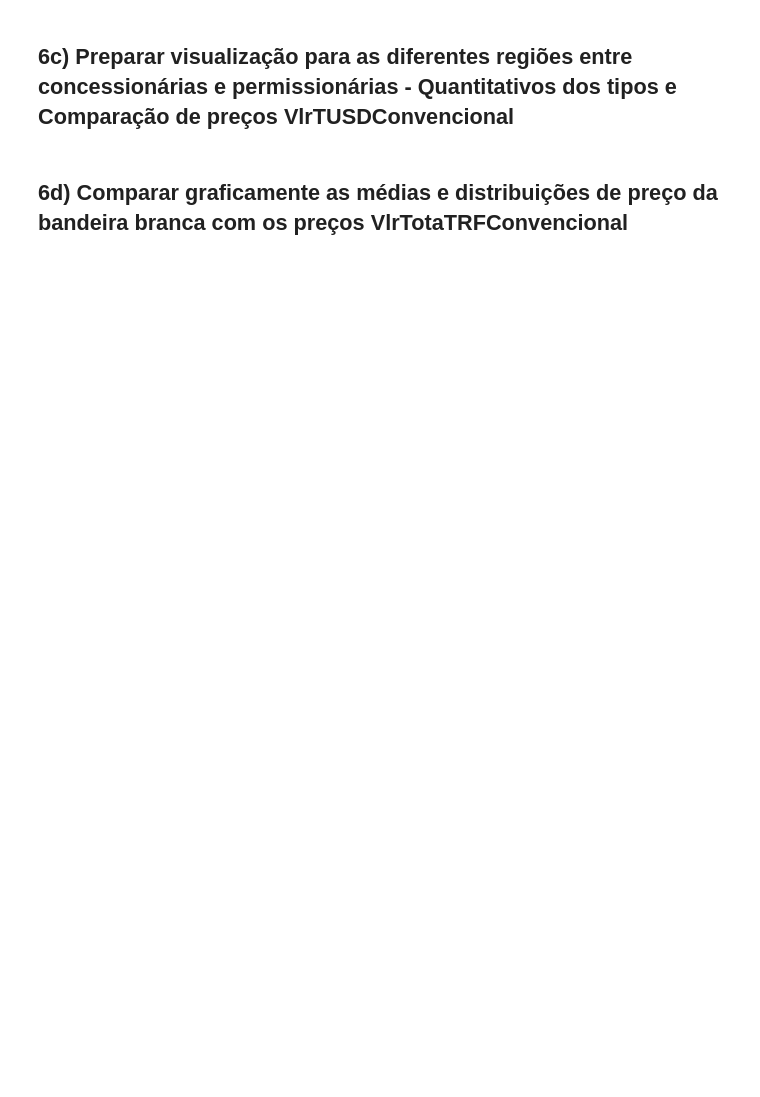
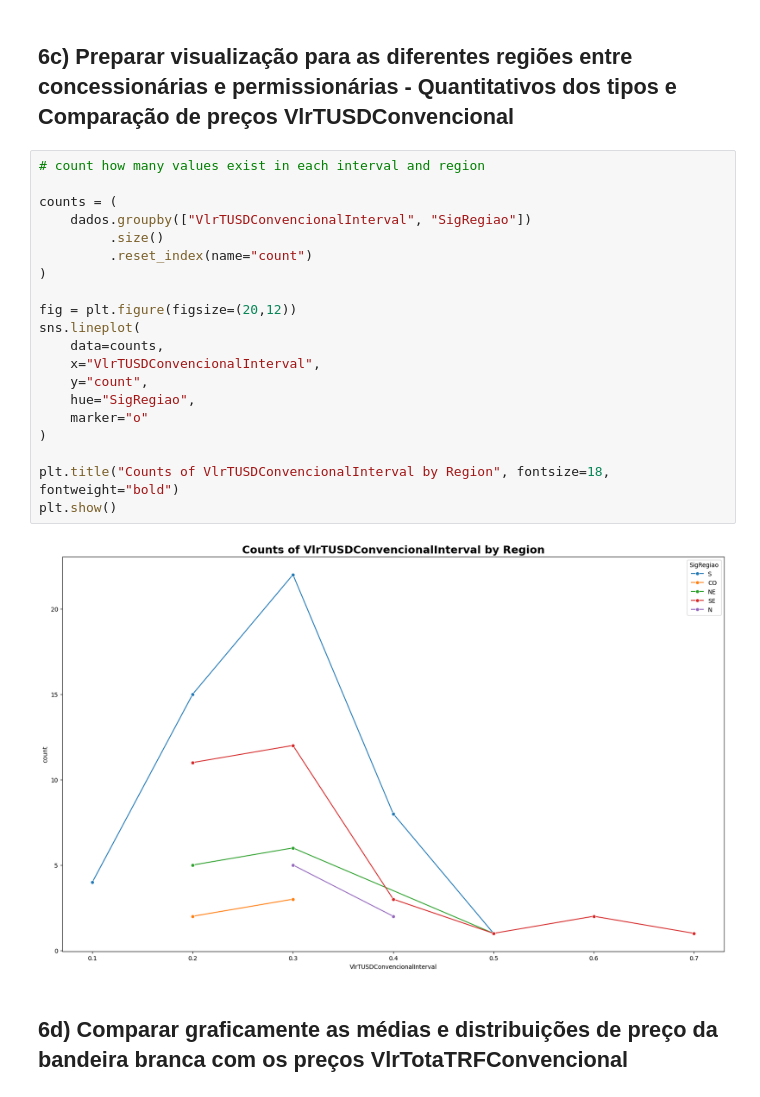
Before and after one commit to VitorGuedes22/StatPy, a Jupyter notebook: exercise1/Lista1Entrega.ipynb, the cells around one changed output. Drawn from its saved outputs; the diff is of its cells as text; blank space fills up the shorter version.

```diff
--- a/exercise1/Lista1Entrega.ipynb
+++ b/exercise1/Lista1Entrega.ipynb
@@ -407,5 +482,27 @@ dados.head()
 # %% [markdown]
 
 ## 6c) Preparar visualização para as diferentes regiões entre concessionárias e permissionárias - Quantitativos dos tipos e Comparação de preços VlrTUSDConvencional
+# %%
+# count how many values exist in each interval and region
+
+counts = (
+    dados.groupby(["VlrTUSDConvencionalInterval", "SigRegiao"])
+         .size()
+         .reset_index(name="count")
+)
+
+fig = plt.figure(figsize=(20,12))
+sns.lineplot(
+    data=counts,
+    x="VlrTUSDConvencionalInterval",
+    y="count",
+    hue="SigRegiao",
+    marker="o"
+)
+
+plt.title("Counts of VlrTUSDConvencionalInterval by Region", fontsize=18, fontweight="bold")
+plt.show()
+# %% [output]
+[figure, added]
 # %% [markdown]
 ## 6d) Comparar graficamente as médias e distribuições de preço da bandeira branca com os preços VlrTotaTRFConvencional
```
Also changed, not shown: parts of 6 cells of this notebook.
